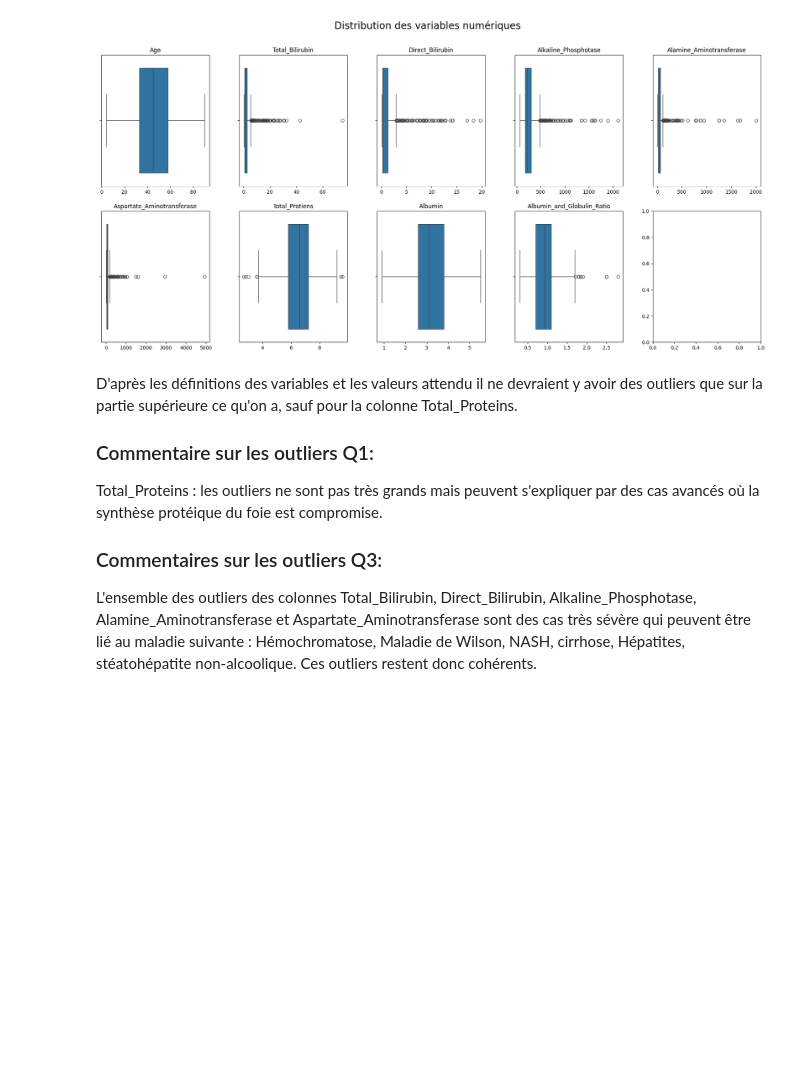
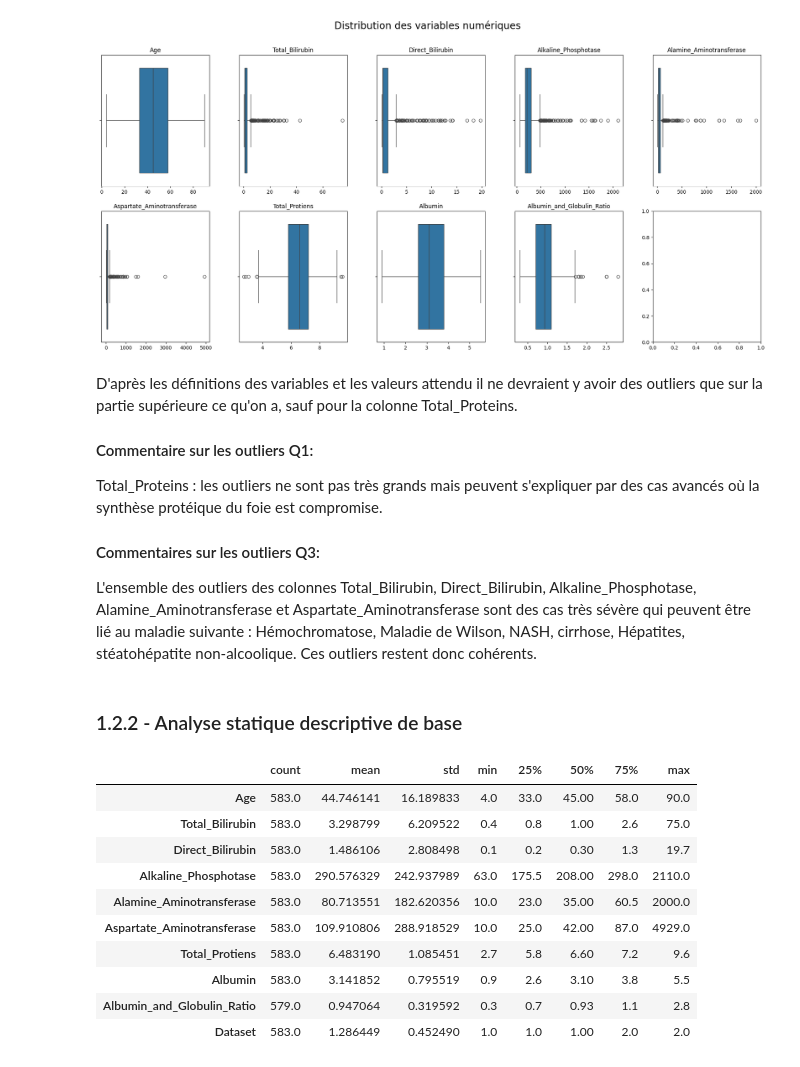
Before and after one commit to Dim2960/semiology_AI, a Jupyter notebook: foie/cleaning_foie.ipynb, the cells around one changed output. Saved outputs shown, nothing was run; the diff lists cells and outputs as text; code cells hidden in the pictures; blank space fills up the shorter version.

```diff
--- a/foie/cleaning_foie.ipynb
+++ b/foie/cleaning_foie.ipynb
@@ -110,13 +110,27 @@ plt.show()
 # %% [markdown]
 D'après les définitions des variables et les valeurs attendu il ne devraient y avoir des outliers que sur la partie supérieure ce qu'on a, sauf pour la colonne Total_Proteins.
 
-### Commentaire sur les outliers Q1:
+#### Commentaire sur les outliers Q1:
 
 Total_Proteins : les outliers ne sont pas très grands mais peuvent s'expliquer par des cas avancés où la synthèse protéique du foie est compromise.
 
-### Commentaires sur les outliers Q3:
+#### Commentaires sur les outliers Q3:
 
 L'ensemble des outliers des colonnes Total_Bilirubin, Direct_Bilirubin, Alkaline_Phosphotase, Alamine_Aminotransferase et Aspartate_Aminotransferase sont des cas très sévère qui peuvent être lié au maladie suivante : Hémochromatose, Maladie de Wilson, NASH, cirrhose, Hépatites, stéatohépatite non-alcoolique.
 Ces outliers restent donc cohérents.
-# %% [markdown]
-##
+# %% [markdown]
+### 1.2.2 - Analyse statique descriptive de base
+# %%
+df.describe().T
+# %% [output]
+|  | count | mean | std | min | 25% | 50% | 75% | max |
+| Age | 583.0 | 44.746141 | 16.189833 | 4.0 | 33.0 | 45.00 | 58.0 | 90.0 |
+| Total_Bilirubin | 583.0 | 3.298799 | 6.209522 | 0.4 | 0.8 | 1.00 | 2.6 | 75.0 |
+| Direct_Bilirubin | 583.0 | 1.486106 | 2.808498 | 0.1 | 0.2 | 0.30 | 1.3 | 19.7 |
+| Alkaline_Phosphotase | 583.0 | 290.576329 | 242.937989 | 63.0 | 175.5 | 208.00 | 298.0 | 2110.0 |
+| Alamine_Aminotransferase | 583.0 | 80.713551 | 182.620356 | 10.0 | 23.0 | 35.00 | 60.5 | 2000.0 |
+| Aspartate_Aminotransferase | 583.0 | 109.910806 | 288.918529 | 10.0 | 25.0 | 42.00 | 87.0 | 4929.0 |
+| Total_Protiens | 583.0 | 6.483190 | 1.085451 | 2.7 | 5.8 | 6.60 | 7.2 | 9.6 |
+| Albumin | 583.0 | 3.141852 | 0.795519 | 0.9 | 2.6 | 3.10 | 3.8 | 5.5 |
+| Albumin_and_Globulin_Ratio | 579.0 | 0.947064 | 0.319592 | 0.3 | 0.7 | 0.93 | 1.1 | 2.8 |
+| Dataset | 583.0 | 1.286449 | 0.452490 | 1.0 | 1.0 | 1.00 | 2.0 | 2.0 |
```
Also changed, not shown: parts of 4 cells of this notebook.
